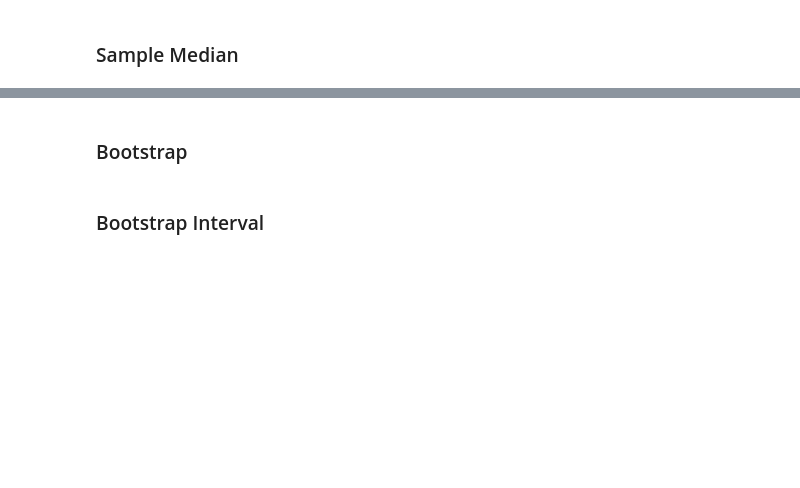
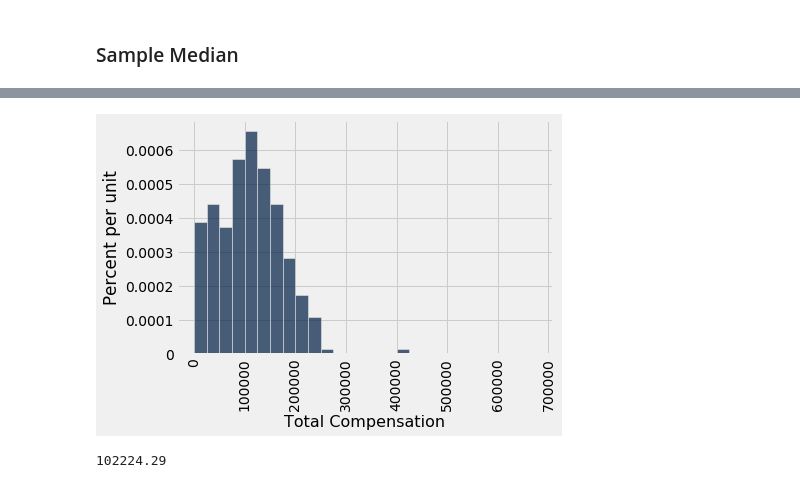
Before and after one commit to data-8/materials-sp19, a Jupyter notebook: lec/lec23.ipynb, the cells around one changed output, grey strips where cells are left out. Cells and saved outputs as stored; diff of their text form; code cells hidden in the pictures; blank space fills up the shorter version.

```diff
--- a/lec/lec23.ipynb
+++ b/lec/lec23.ipynb
@@ -19,0 +48,2 @@ sf = Table.read_table('san_francisco_2015.csv')
+# %%
+sf.sort('Total Compensation', descending=True).show(5)
@@ -19,0 +58,2 @@ sf = Table.read_table('san_francisco_2015.csv')
+# %%
+sf.sort('Total Compensation', descending=False).show(5)
@@ -21,0 +79,3 @@ sf = sf.where('Total Compensation', are.above(10000))
+# %%
+our_sample = sf.sample(300, with_replacement=False)
+our_sample
@@ -25,2 +103,0 @@ sf.hist('Total Compensation', bins=sf_bins)
-# %% [markdown]
-### Bootstrap
@@ -42,4 +104,8 @@ def bootstrap_median(original_sample, label, replications):
-# %% [markdown]
-### Bootstrap Interval
+# %%
+our_sample.hist('Total Compensation', bins=sf_bins)
+# %% [output]
+[figure, added]
 # %%
-pop_median = percentile(50, sf.column('Total Compensation'))
+percentile(50, sf.sample(300, with_replacement=False).column('Total Compensation'))
+# %% [output]
+102224.29
```
Also changed, not shown: parts of 19 cells of this notebook, 1 other file.
